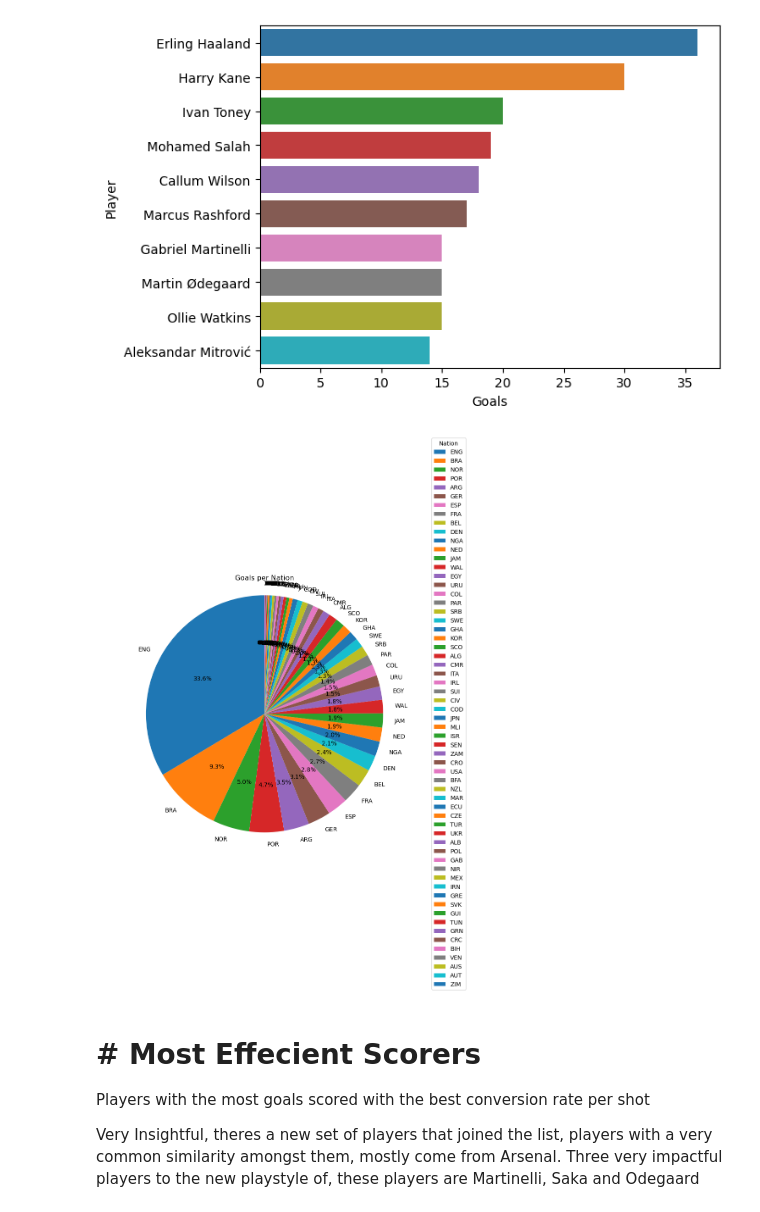
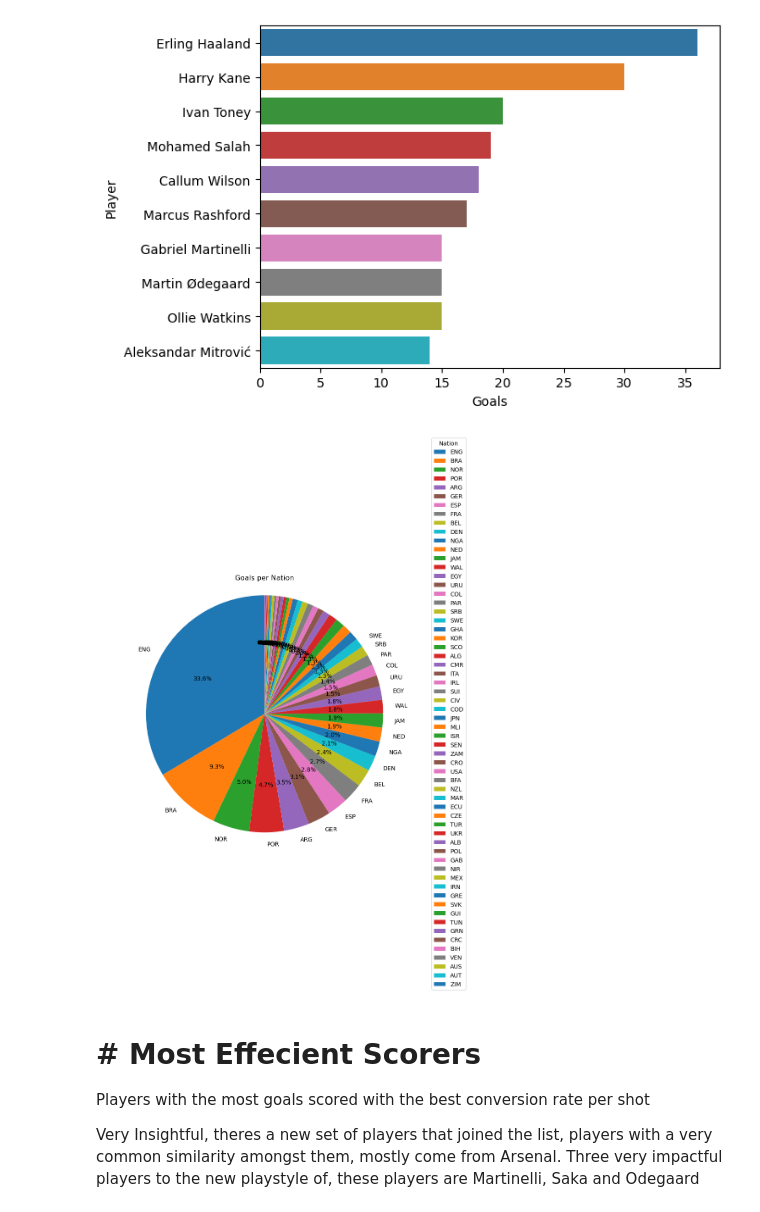
Before and after one commit to cokoli4315/Prem2022-23-data, a Jupyter notebook: Premier_league_top_scorer.ipynb, the cells around one changed output. Drawn from its saved outputs; the diff is of its cells as text; code cells hidden in the pictures.

```diff
--- a/Premier_league_top_scorer.ipynb
+++ b/Premier_league_top_scorer.ipynb
@@ -42,15 +44,29 @@ def drop_columns(df: pd.DataFrame,columnNames: list()) -> pd.DataFrame:
     return df
 # %%
 
-shooting_df = shooting.sort_values(by='xG',ascending=False)
-shooting_df.rename(columns={'Pos':'Position'},inplace=True)
-shooting_df.reset_index(inplace=True)
-shooting_df.fillna(0,inplace=True)
-drop_columns(shooting_df,['Unnamed: 0','index'])
-shooting_df
+def clean_data(df: pd.DataFrame) -> pd.DataFrame:
+
+    columns_to_drop = ['Unnamed: 0']
+
+    shooting_df = (
+        df.sort_values(by='xG', ascending=False)
+        .rename(columns={'Pos':'Position'})
+        .reset_index(drop=True)
+        .fillna(0)
+        .drop(columns=columns_to_drop)
+
+
+    )
+
+    return shooting_df
+
+
+
+shooting_df = clean_data(shooting)
+
+
 
 top10xG = shooting_df.head(10)
-shooting_df
 
 def nation_data(df: pd.DataFrame) -> pd.DataFrame:
     df=shooting_df.groupby('Nation').sum()
@@ -108,35 +124,36 @@ nation_df=GoalsperNation(shooting_df)
 nation_df.reset_index(inplace=True,drop='index')
 
 
 
+labels = [label if index<20 else '' for index,label in enumerate(nation_df['Nation'])]
 
 
 fig, ax = plt.subplots(figsize=(10, 8))  # Create figure and axis objects with a specified size
 wedges, texts, autotexts = ax.pie(
     nation_df['Goals'],
-    labels=nation_df['Nation'],
+    labels=labels,
     autopct='%1.1f%%',  # Display percentages on the pie wedges
     startangle=90       # Start the first wedge at 90 degrees
 )
 
 # Set the aspect ratio to 'equal' to ensure the pie chart is a circle
 ax.axis('equal')
 
 # Customize legend and its location
 ax.legend(
     wedges, nation_df['Nation'],
     title="Nation",
     loc="center left",
     bbox_to_anchor=(1, 0.5)  # Place the legend outside of the pie chart
 )
 
 # Optional: Set the title for the plot
 ax.set_title("Goals per Nation")
 
 # Display the plot
 plt.show()
 # %% [output]
-[figure, old version]
+[figure, new version]
 # %% [markdown]
 # # Most Effecient Scorers
 
```
Also changed, not shown: parts of 19 cells of this notebook, 4 other files.
